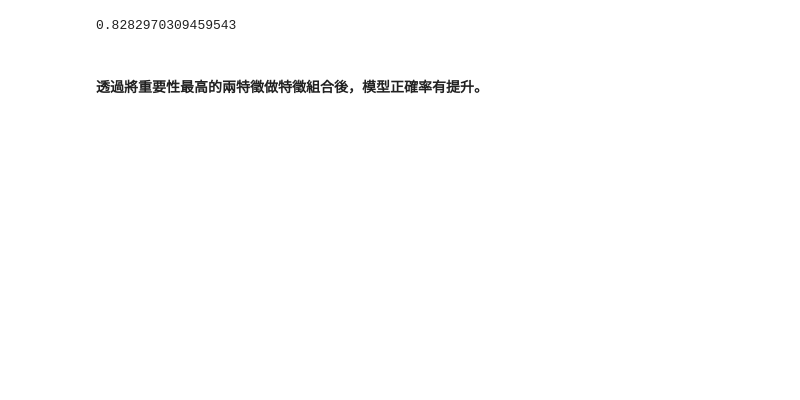
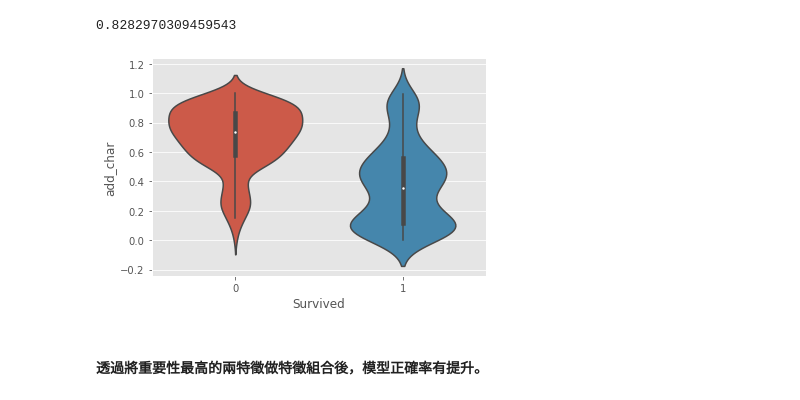
Before and after one commit to qpp852/-, a Jupyter notebook: homework/Day_031_HW.ipynb, the cells around one changed output. Drawn from its saved outputs; the diff is of its cells as text; code cells hidden in the pictures; blank space fills up the shorter version.

```diff
--- a/homework/Day_031_HW.ipynb
+++ b/homework/Day_031_HW.ipynb
@@ -122,5 +127,10 @@ train_X = MMEncoder.fit_transform(df)
 cross_val_score(estimator, train_X, train_Y, cv=5).mean()
 # %% [output]
 0.8282970309459543
+# %%
+sns.violinplot(x=train_Y, y=df['add_char'], fit_reg=False)
+plt.show()
+# %% [output]
+[figure, added]
 # %% [markdown]
 #### 透過將重要性最高的兩特徵做特徵組合後，模型正確率有提升。
```
Also changed, not shown: parts of 4 cells of this notebook.
